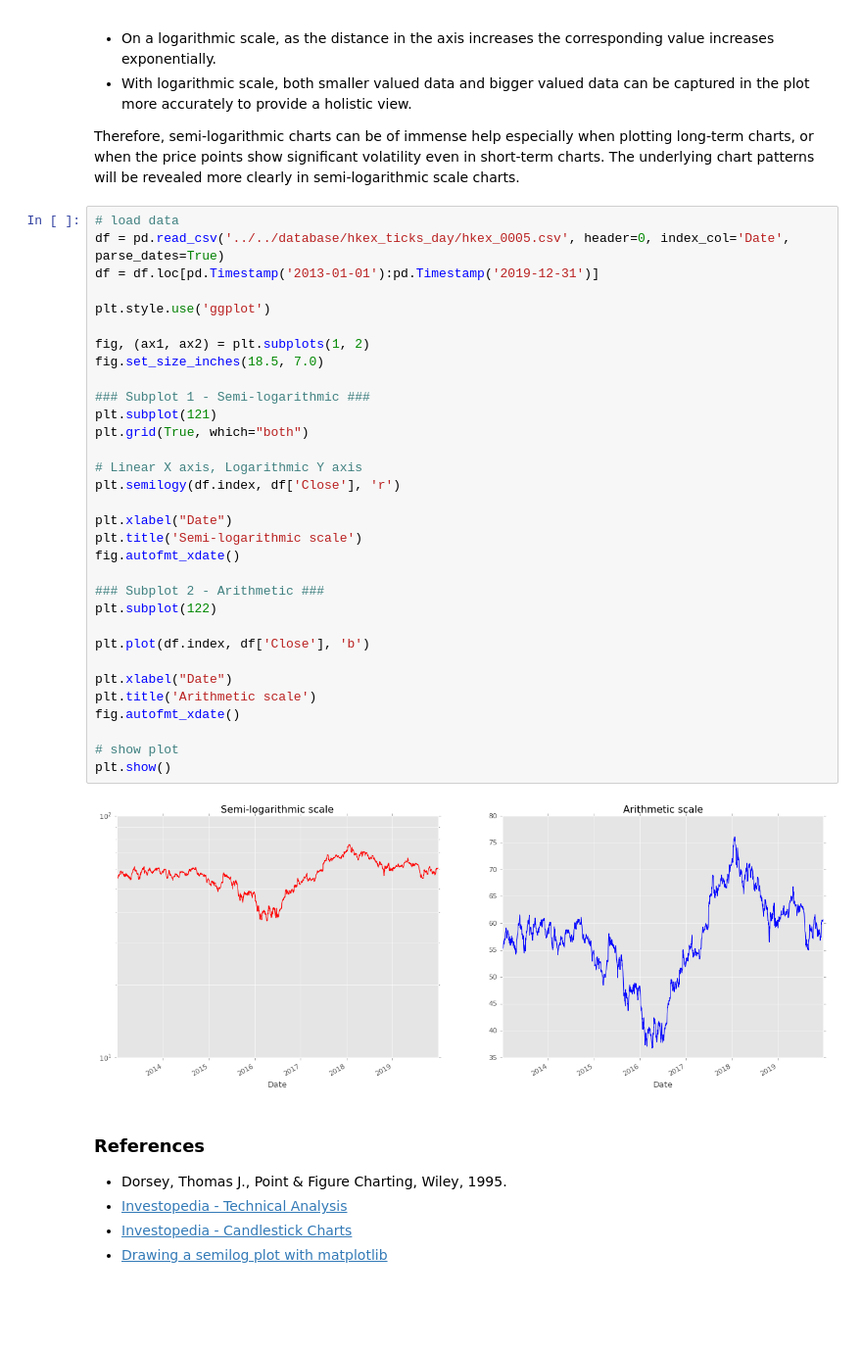
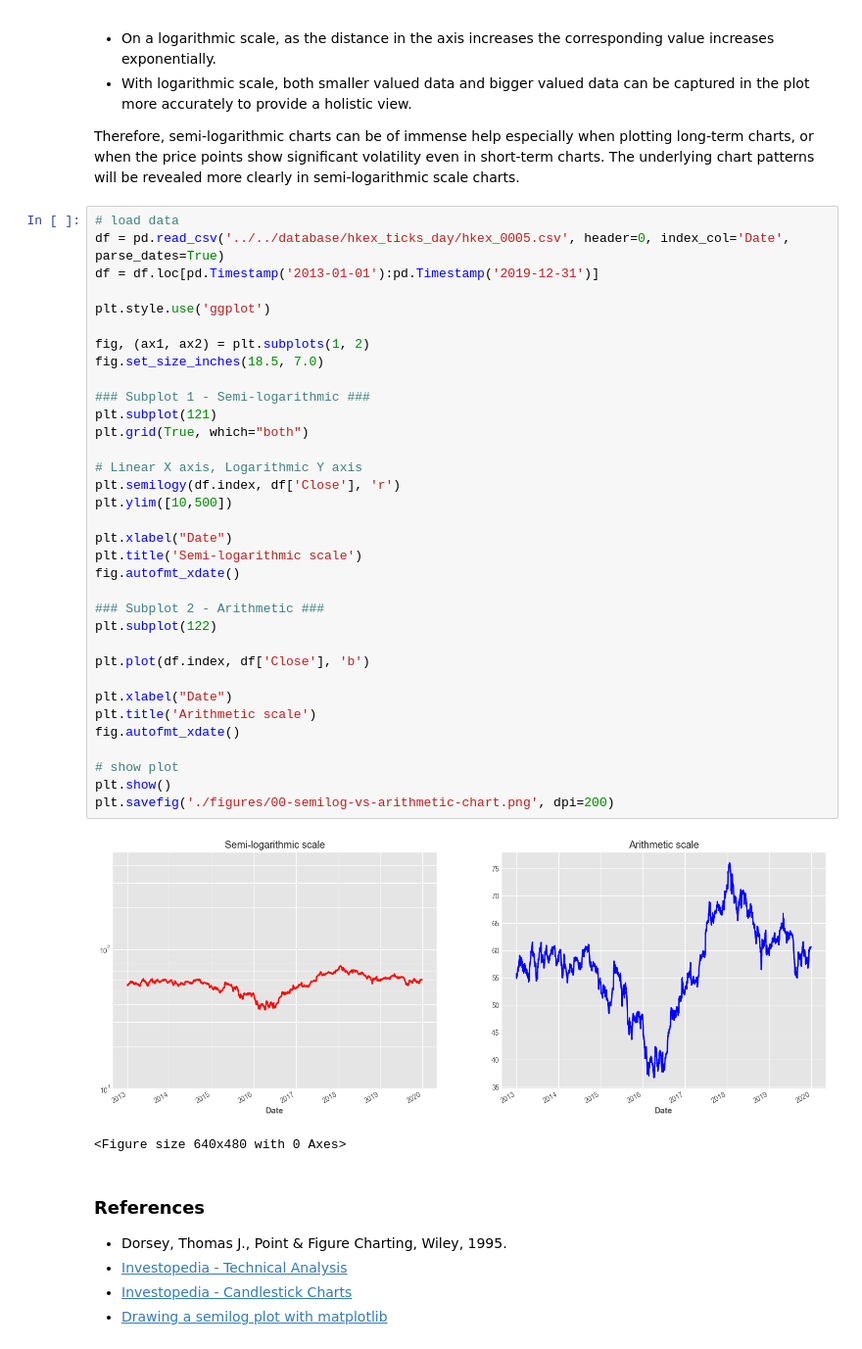
Before and after one commit to awoo424/algotrading, a Jupyter notebook: tutorial/technical-analysis/00-technical-analysis-intro.ipynb, the cells around one changed output. Shown at 98% size. Saved outputs shown, nothing was run; the diff lists cells and outputs as text; blank space fills up the shorter version.

```diff
--- a/tutorial/technical-analysis/00-technical-analysis-intro.ipynb
+++ b/tutorial/technical-analysis/00-technical-analysis-intro.ipynb
@@ -396,34 +410,37 @@ df = pd.read_csv('../../database/hkex_ticks_day/hkex_0005.csv', header=0, index_
 df = df.loc[pd.Timestamp('2013-01-01'):pd.Timestamp('2019-12-31')]
 
 plt.style.use('ggplot')
 
 fig, (ax1, ax2) = plt.subplots(1, 2)
 fig.set_size_inches(18.5, 7.0)
 
 ### Subplot 1 - Semi-logarithmic ###
 plt.subplot(121)
 plt.grid(True, which="both")
 
 # Linear X axis, Logarithmic Y axis
 plt.semilogy(df.index, df['Close'], 'r')
+plt.ylim([10,500])
 
 plt.xlabel("Date")
 plt.title('Semi-logarithmic scale')
 fig.autofmt_xdate()
 
 ### Subplot 2 - Arithmetic ###
 plt.subplot(122)
 
 plt.plot(df.index, df['Close'], 'b')
 
 plt.xlabel("Date")
 plt.title('Arithmetic scale')
 fig.autofmt_xdate()
 
 # show plot
 plt.show()
+plt.savefig('./figures/00-semilog-vs-arithmetic-chart.png', dpi=200)
 # %% [output]
-[figure, old version]
+[figure, new version]
+<Figure size 640x480 with 0 Axes>
 # %% [markdown]
 ### References
 * Dorsey, Thomas J., Point & Figure Charting, Wiley, 1995.
```
Also changed, not shown: parts of 8 cells of this notebook, 11 other files.
